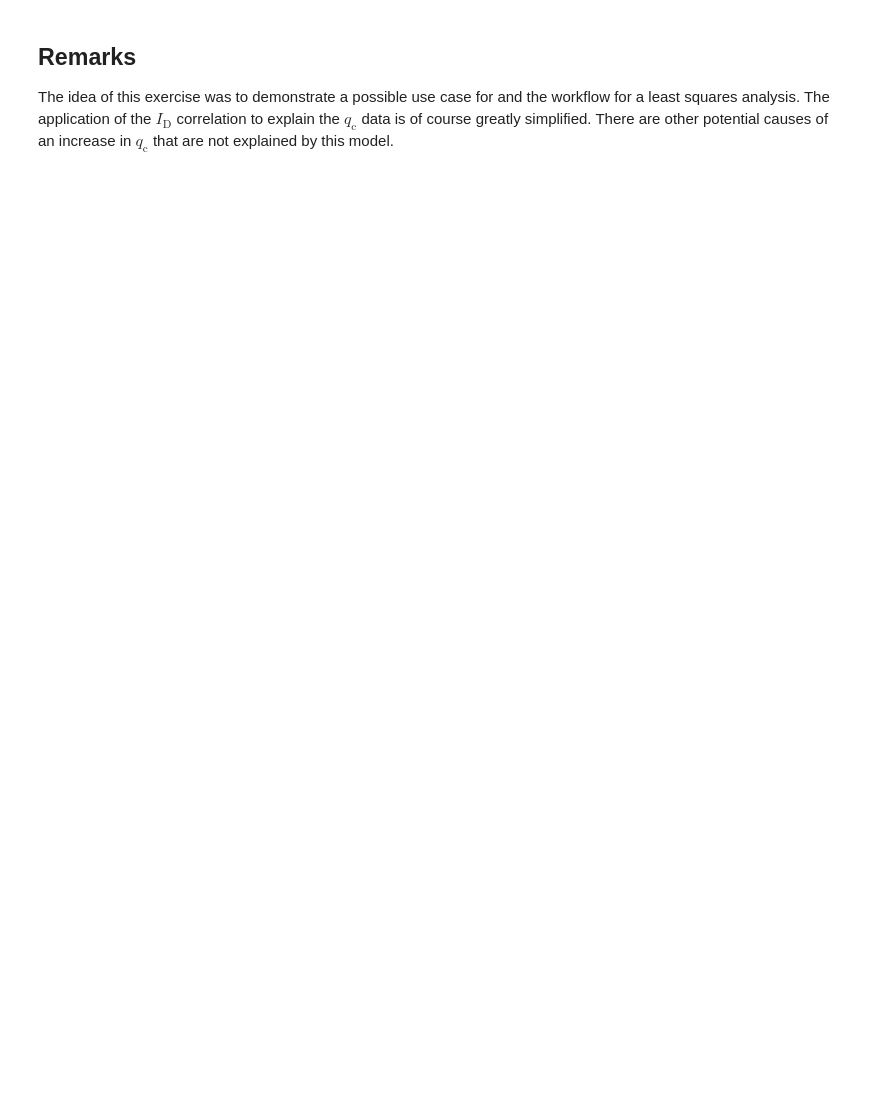
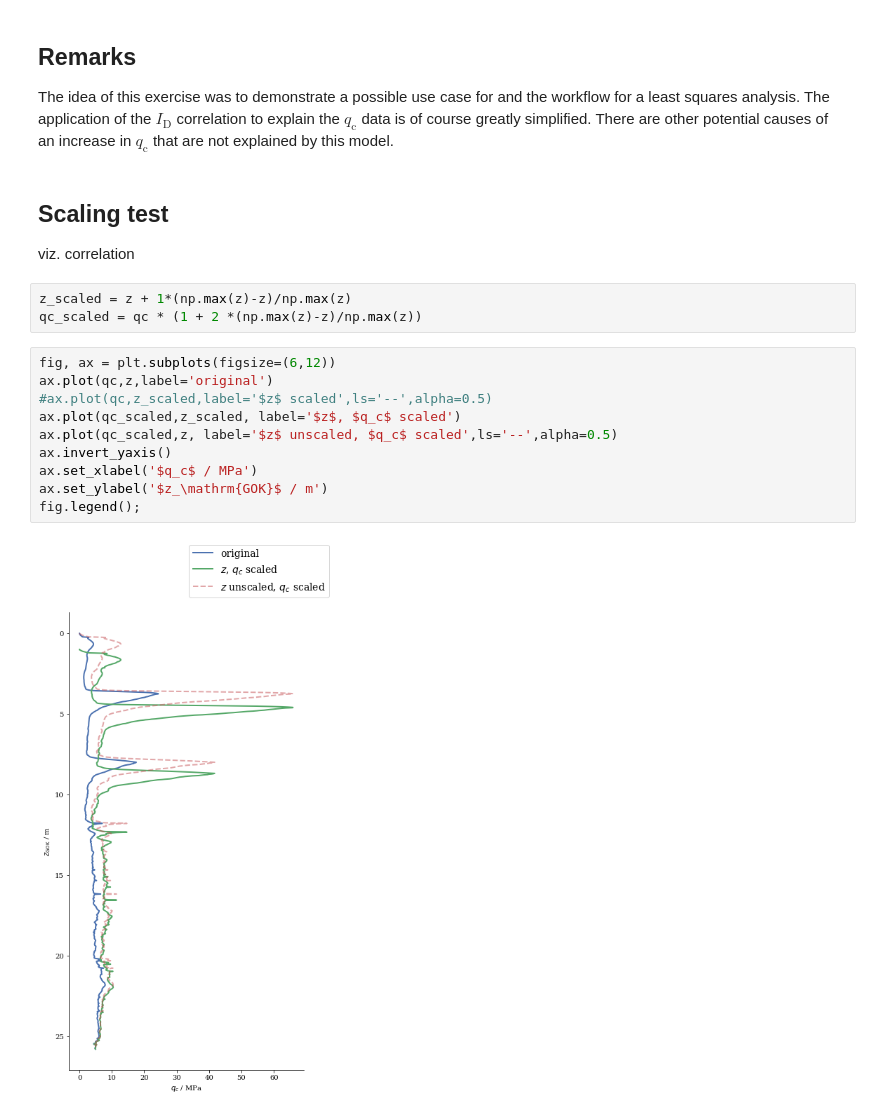
Before and after one commit to nagelt/Numerical_Methods_Introduction, a Jupyter notebook: 05a_CPT_Least_Squares.ipynb, the cells around one changed output. Saved outputs shown, nothing was run; the diff lists cells and outputs as text; blank space fills up the shorter version.

Commit message:
DA TH plots.

```diff
--- a/05a_CPT_Least_Squares.ipynb
+++ b/05a_CPT_Least_Squares.ipynb
@@ -233,3 +233,22 @@ plot_prediction(z,qc,fs,admissible_data_points)
 ## Remarks
 
 The idea of this exercise was to demonstrate a possible use case for and the workflow for a least squares analysis. The application of the $I_\text{D}$ correlation to explain the $q_\text{c}$ data is of course greatly simplified. There are other potential causes of an increase in $q_\text{c}$ that are not explained by this model.
+# %% [markdown]
+## Scaling test
+
+viz. correlation
+# %%
+z_scaled = z + 1*(np.max(z)-z)/np.max(z)
+qc_scaled = qc * (1 + 2 *(np.max(z)-z)/np.max(z))
+# %%
+fig, ax = plt.subplots(figsize=(6,12))
+ax.plot(qc,z,label='original')
+#ax.plot(qc,z_scaled,label='$z$ scaled',ls='--',alpha=0.5)
+ax.plot(qc_scaled,z_scaled, label='$z$, $q_c$ scaled')
+ax.plot(qc_scaled,z, label='$z$ unscaled, $q_c$ scaled',ls='--',alpha=0.5)
+ax.invert_yaxis()
+ax.set_xlabel('$q_c$ / MPa')
+ax.set_ylabel('$z_\mathrm{GOK}$ / m')
+fig.legend();
+# %% [output]
+[figure, added]
```
Also changed, not shown: parts of 7 cells of this notebook.
